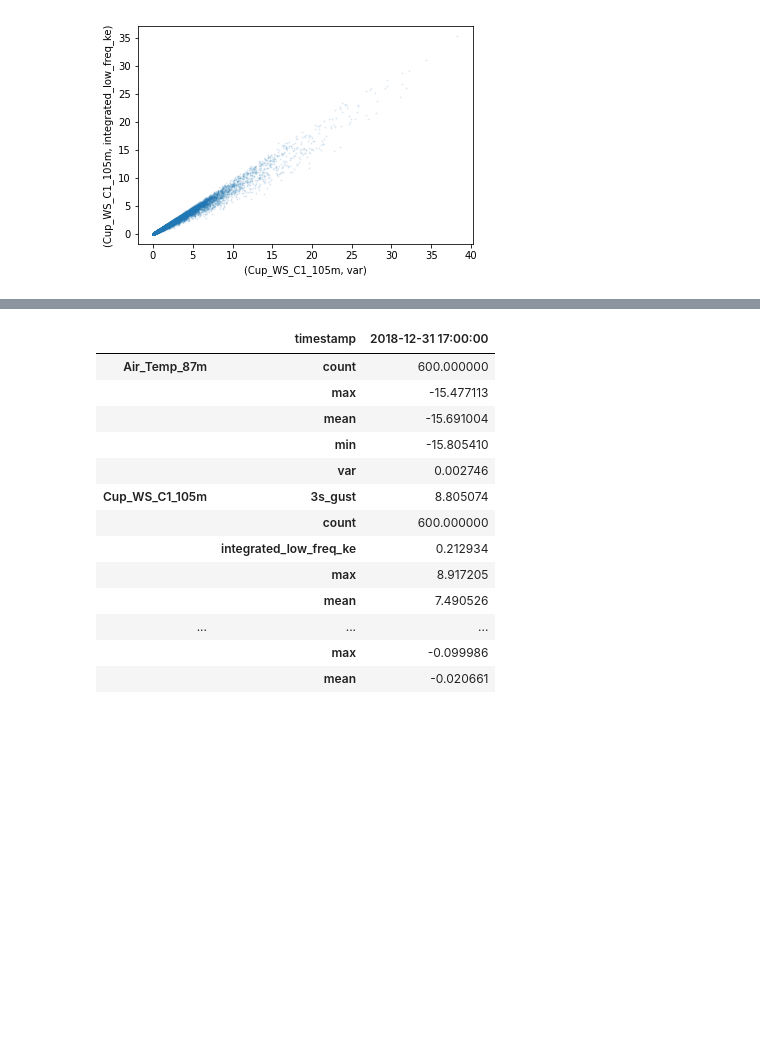
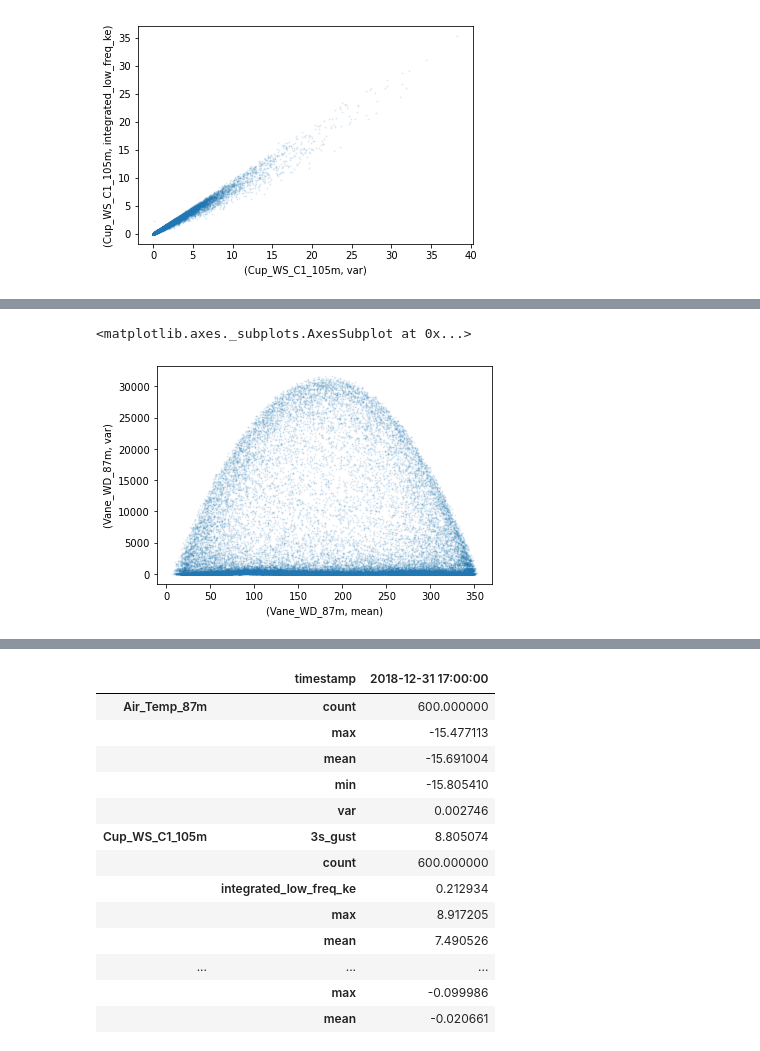
Before and after one commit to TrentonBush/turbulence_spectra, a Jupyter notebook: notebooks/11_modelling.ipynb, the cells around one changed output, grey strips where cells are left out. Cells and saved outputs as stored; diff of their text form; code cells hidden in the pictures; blank space fills up the shorter version.

```diff
--- a/notebooks/11_modelling.ipynb
+++ b/notebooks/11_modelling.ipynb
@@ -42,0 +50,6 @@ In a full application, I would add more domain specific features like bulk richa
+# %%
+minute_of_day = met.index.hour * 60 + met.index.minute
+minute_of_year = (met.index.dayofyear - 1) * 60 * 24 + minute_of_day # dayofyear starts at 1; shift -1 to zero-index
+# scale to radians
+minute_of_day *= 2 * np.pi / (24 * 60)
+minute_of_year *= 2 * np.pi / (365 * 24 * 60) # data is from 2019 so I'll ignore leap years
@@ -42,0 +62,5 @@ In a full application, I would add more domain specific features like bulk richa
+# %%
+met.loc[:, ('derived', 'season_sin')] = np.sin(minute_of_year)
+met.loc[:, ('derived', 'season_cos')] = np.cos(minute_of_year)
+met.loc[:, ('derived', 'day_sin')] = np.sin(minute_of_day)
+met.loc[:, ('derived', 'day_cos')] = np.cos(minute_of_day)
@@ -42,0 +72,16 @@ In a full application, I would add more domain specific features like bulk richa
+# %%
+# gradients wrt height
+subset = ['max', 'min', 'var']
+met.loc[:, idx['Vane_WD_122m', subset]] = (met.loc[:, idx['Vane_WD_122m', subset]] -
+                                          met.loc[:, idx['Vane_WD_87m', subset]]) / (122 - 87)
+met.loc[:, idx['Vane_WD_122m', 'veer_rate']] = feat.angular_difference(met.loc[:, idx['Vane_WD_122m', 'mean']],
+                                                                 met.loc[:, idx['Vane_WD_87m', 'mean']]) / (122 - 87)
+met = met.rename(columns={'Vane_WD_122m' : 'vane_diff'}, level=0)
+# %%
+met.loc[:, ('derived', 'dir_sin')] = np.sin(minute_of_year)
+met.loc[:, ('derived', 'dir_cos')] = np.cos(minute_of_year)
+# %%
+met.plot.scatter(('Vane_WD_87m', 'mean'), ('Vane_WD_87m', 'var'), alpha=0.1, s=1)
+# %% [output]
+<matplotlib.axes._subplots.AxesSubplot at 0x...>
+[figure, added]
```
Also changed, not shown: parts of 9 cells of this notebook, 1 other file.
